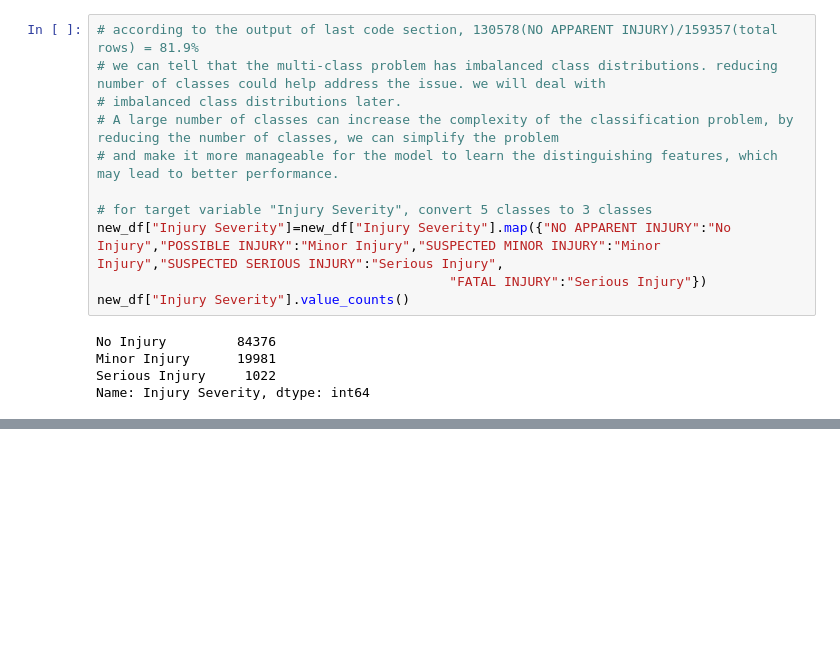
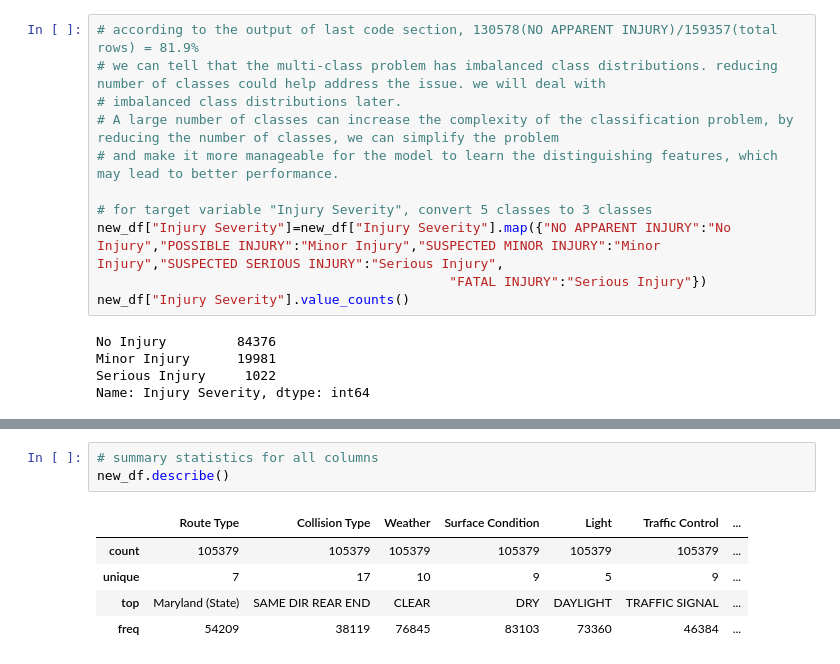
Before and after one commit to zkrguan/CIND820_capstone, a Jupyter notebook: notebooks/exploratory/initial_analysis.ipynb, the cells around one changed output, grey strips where cells are left out. Saved outputs shown, nothing was run; the diff lists cells and outputs as text; blank space fills up the shorter version.

```diff
--- a/notebooks/exploratory/initial_analysis.ipynb
+++ b/notebooks/exploratory/initial_analysis.ipynb
@@ -532,0 +551,9 @@ class_counts.plot.bar(ylim=[0,90000])
+# %%
+# summary statistics for all columns
+new_df.describe()
+# %% [output]
+|  | Route Type | Collision Type | Weather | Surface Condition | Light | Traffic Control | ... |
+| count | 105379 | 105379 | 105379 | 105379 | 105379 | 105379 | ... |
+| unique | 7 | 17 | 10 | 9 | 5 | 9 | ... |
+| top | Maryland (State) | SAME DIR REAR END | CLEAR | DRY | DAYLIGHT | TRAFFIC SIGNAL | ... |
+| freq | 54209 | 38119 | 76845 | 83103 | 73360 | 46384 | ... |
```
Also changed, not shown: parts of 7 cells of this notebook.
